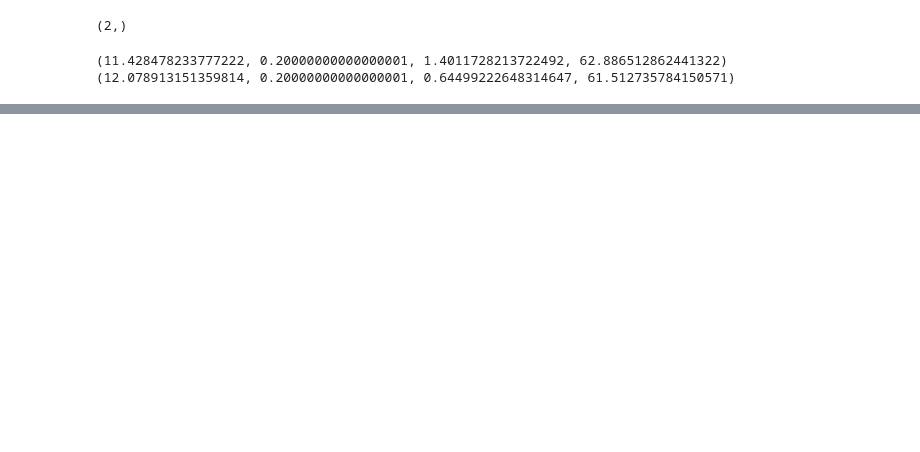
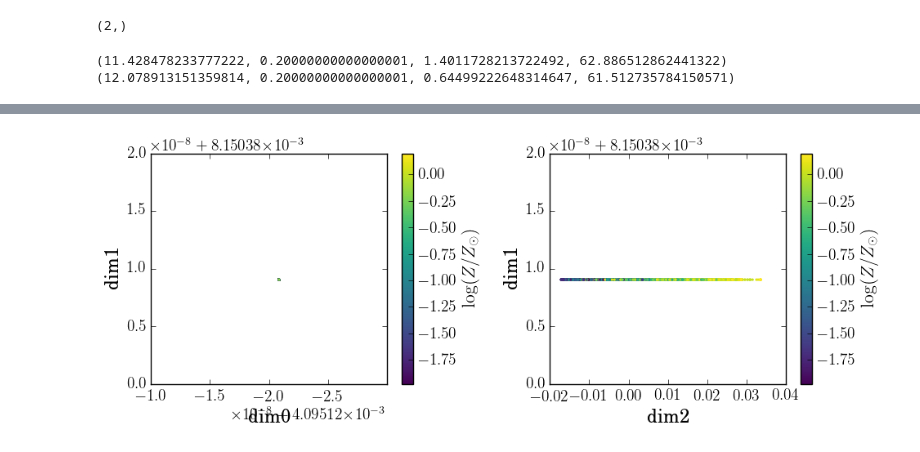
Before and after one commit to ogtelford/gridmodels, a Jupyter notebook: code/EmbedRandParams.ipynb, the cells around one changed output, grey strips where cells are left out. Drawn from its saved outputs; the diff is of its cells as text; code cells hidden in the pictures; blank space fills up the shorter version.

```diff
--- a/code/EmbedRandParams.ipynb
+++ b/code/EmbedRandParams.ipynb
@@ -305,0 +318,4 @@ Number of connected components:  1247
+# %%
+plot_embed(zs, r'$\log(Z/Z_\odot)$', axlim=True)
+# %% [output]
+[figure, added]
```
Also changed, not shown: parts of 18 cells of this notebook.
